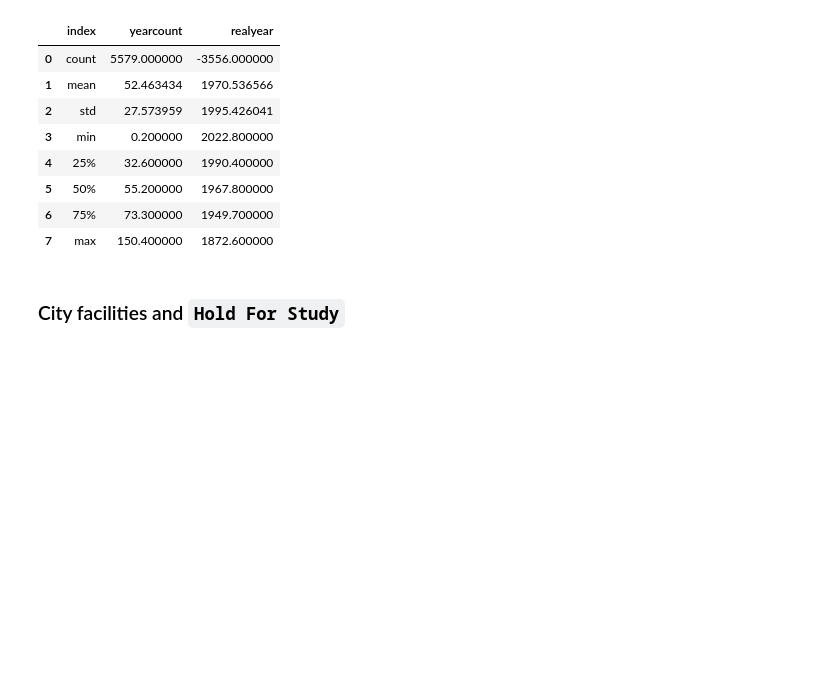
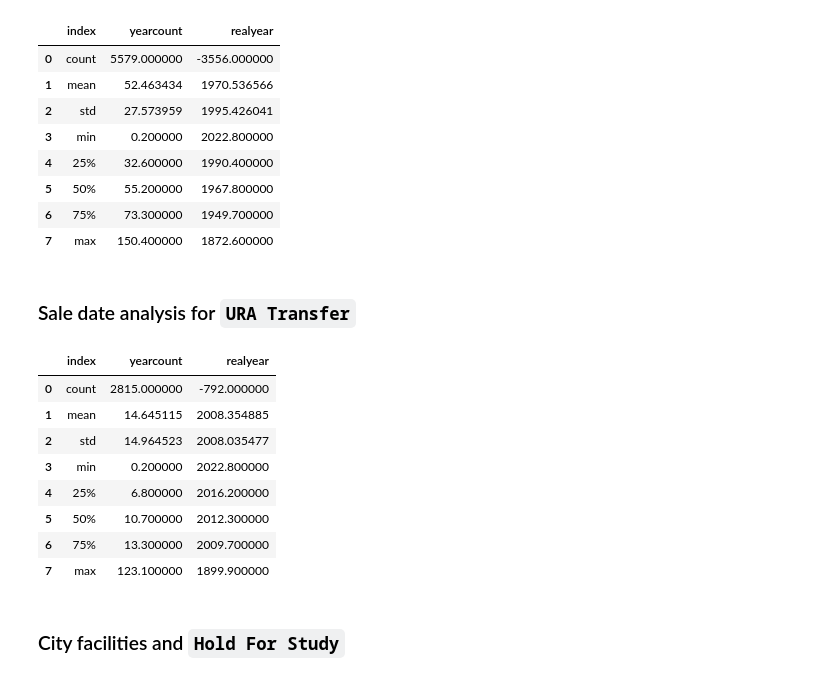
Before and after one commit to maclover7/pghland, a Jupyter notebook: city-inventory.ipynb, the cells around one changed output. Saved outputs shown, nothing was run; the diff lists cells and outputs as text; code cells hidden in the pictures; blank space fills up the shorter version.

Commit message:
URA Transfer sale date analysis

```diff
--- a/city-inventory.ipynb
+++ b/city-inventory.ipynb
@@ -125,6 +125,34 @@ ownershiplength
 | 5 | 50% | 55.200000 | 1967.800000 |
 | 6 | 75% | 73.300000 | 1949.700000 |
 | 7 | max | 150.400000 | 1872.600000 |
+# %% [markdown]
+### Sale date analysis for `URA Transfer`
+# %%
+propertydates = pd.read_sql_query("""SELECT saledate
+FROM parceleproppgh
+JOIN assessments
+ON assessments.parcelid = parceleproppgh.parcelid
+WHERE parceltype = 'URA Transfer'
+AND saledate != '';""", DB)
+
+propertydates['ownershiplength'] = (AUG1 - pd.to_datetime(propertydates.saledate)).dt.days
+propertydates['ownershiplength'] = (propertydates.ownershiplength / 365).round(1)
+# %%
+ownershiplength = propertydates.ownershiplength.describe().reset_index()
+ownershiplength = ownershiplength.rename(columns={ 'ownershiplength': 'yearcount' })
+ownershiplength['realyear'] = AUG1.year - ownershiplength.yearcount
+
+ownershiplength
+# %% [output]
+|  | index | yearcount | realyear |
+| 0 | count | 2815.000000 | -792.000000 |
+| 1 | mean | 14.645115 | 2008.354885 |
+| 2 | std | 14.964523 | 2008.035477 |
+| 3 | min | 0.200000 | 2022.800000 |
+| 4 | 25% | 6.800000 | 2016.200000 |
+| 5 | 50% | 10.700000 | 2012.300000 |
+| 6 | 75% | 13.300000 | 2009.700000 |
+| 7 | max | 123.100000 | 1899.900000 |
 # %% [markdown]
 ### City facilities and `Hold For Study`
 # %%
```
Also changed, not shown: parts of 1 cell of this notebook.
